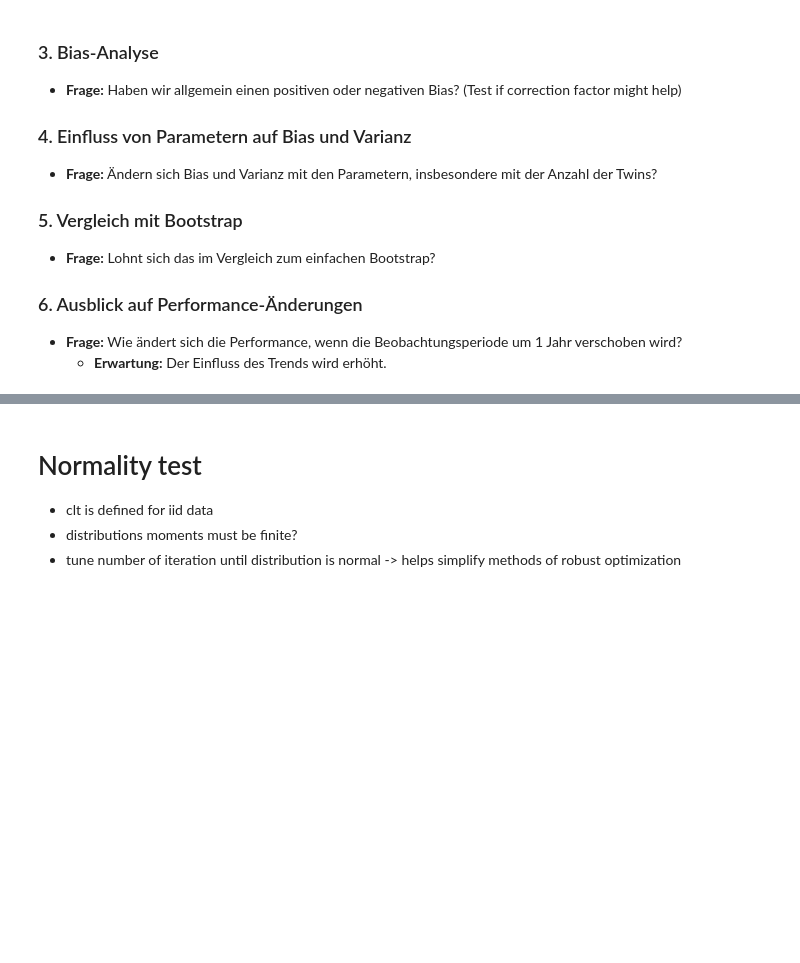
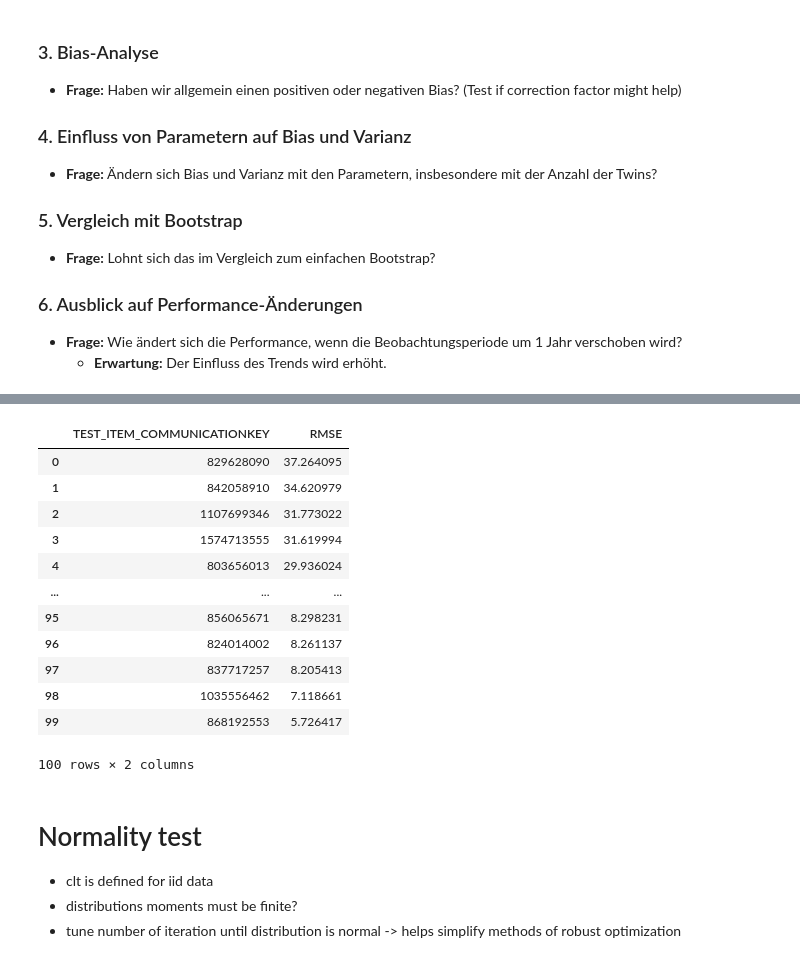
Before and after one commit to chrisnhr/Diplom, a Jupyter notebook: bootstrapping.ipynb, the cells around one changed output, grey strips where cells are left out. Saved outputs shown, nothing was run; the diff lists cells and outputs as text; code cells hidden in the pictures; blank space fills up the shorter version.

```diff
--- a/bootstrapping.ipynb
+++ b/bootstrapping.ipynb
@@ -169,6 +133,20 @@ df_results.groupby(["window_size", "block_size", "num_twins"]).mean().sort_value
 # %%
 #2 größten ausreißer
-df_results.groupby(["TEST_ITEM_COMMUNICATIONKEY"]).mean().sort_values("MSE", ascending=False).reset_index()[["TEST_ITEM_COMMUNICATIONKEY", "MSE"]]
+df_results.groupby(["TEST_ITEM_COMMUNICATIONKEY"]).mean().sort_values("RMSE", ascending=False).reset_index()[["TEST_ITEM_COMMUNICATIONKEY", "RMSE"]]
+# %% [output]
+|  | TEST_ITEM_COMMUNICATIONKEY | RMSE |
+| 0 | 829628090 | 37.264095 |
+| 1 | 842058910 | 34.620979 |
+| 2 | 1107699346 | 31.773022 |
+| 3 | 1574713555 | 31.619994 |
+| 4 | 803656013 | 29.936024 |
+| ... | ... | ... |
+| 95 | 856065671 | 8.298231 |
+| 96 | 824014002 | 8.261137 |
+| 97 | 837717257 | 8.205413 |
+| 98 | 1035556462 | 7.118661 |
+| 99 | 868192553 | 5.726417 |
+100 rows × 2 columns
 # %%
 # Bias Analyse
 #müssen wir einzeln abfragen -> Dann mit lineplot die entwicklung über die twin_nr zeigen
```
Also changed, not shown: parts of 9 cells of this notebook, 10 other files.
